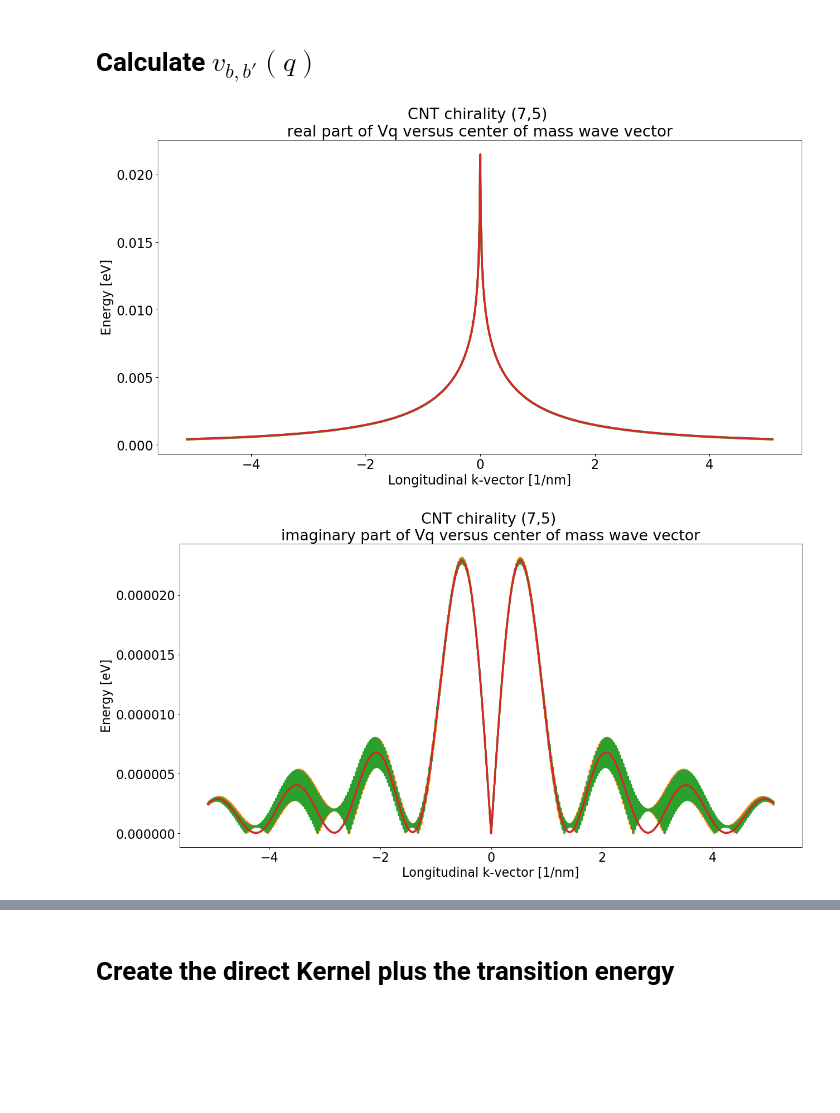
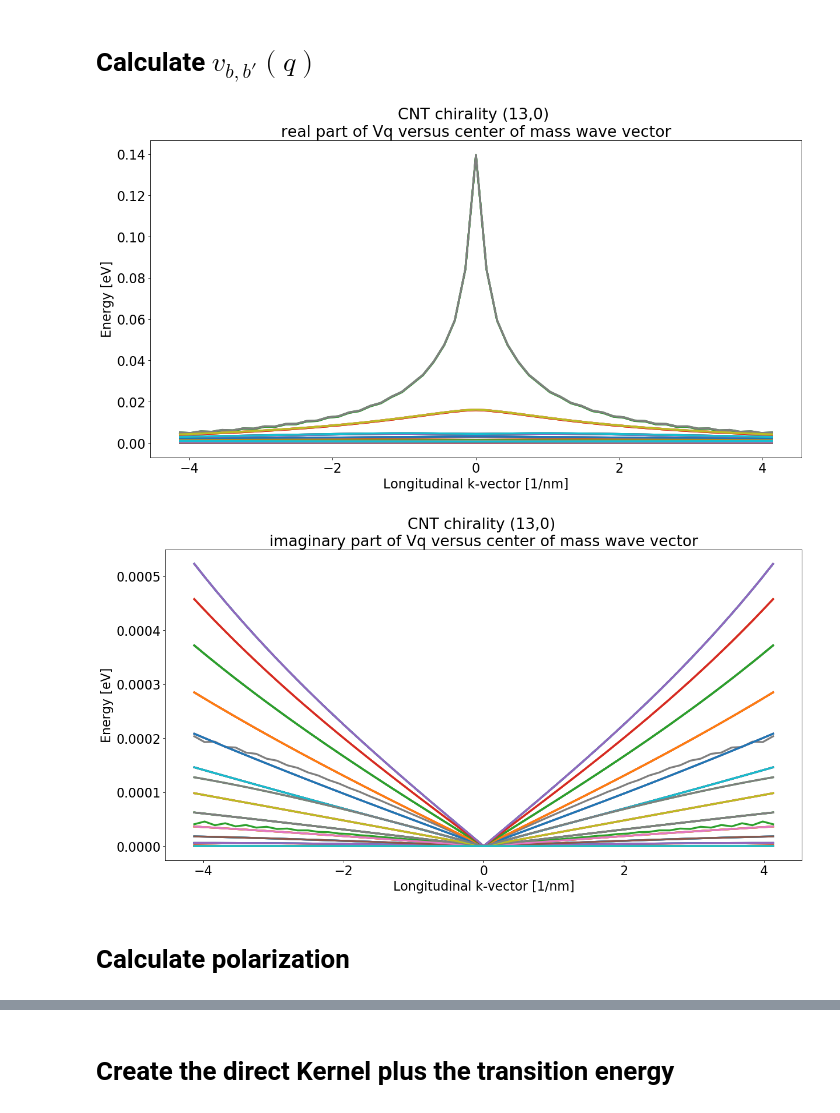
Before and after one commit to amirhosseindavoody/carbon_nanotube_exciton_energy, a Jupyter notebook: python/cnt_exciton.ipynb, the cells around one changed output, grey strips where cells are left out. Saved outputs shown, nothing was run; the diff lists cells and outputs as text; code cells hidden in the pictures; blank space fills up the shorter version.

```diff
--- a/python/cnt_exciton.ipynb
+++ b/python/cnt_exciton.ipynb
@@ -30,7 +31,7 @@ eV = 1.6e-19
 # %% [markdown]
 # Carbon structure constants
 # %%
-n, m = 7,5
+n, m = 13,0
 print("chirality: ({},{})".format(n,m))
 
 a_cc = 1.42e-10
@@ -169,5 +170,5 @@ def get_K2_extended_params():
 
     print("Failed to detect (p,q)")
 
-_,_,_, Q = get_K2_extended_params()
+_,_, M, Q = get_K2_extended_params()
 # %% [output]
@@ -574,6 +578,7 @@ def Uhno(deltaR):
 
 def calculate_vq(iq_limits, mu_limits, no_of_cnt_unit_cells, pos_a=pos_a,\
                          pos_b=pos_b, t_vec=t_vec, ch_vec=ch_vec):
+
     assert (no_of_cnt_unit_cells%2 == 1), "Nu must be an odd number!"
 
     Nu = pos_a.shape[0]
@@ -598,16 +603,15 @@ def calculate_vq(iq_limits, mu_limits, no_of_cnt_unit_cells, pos_a=pos_a,\
         rel_pos[1,0,idx:idx+Nu,:] = pos_ba+i*t_vec
         rel_pos[1,1,idx:idx+Nu,:] = pos_bb+i*t_vec
 
-    vq = np.zeros((2,2,iq_limits[1]-iq_limits[0],mu_limits[1]-mu_limits[0]),dtype='complex64')
+    vq = np.zeros((2,2,len(iq_limits),len(mu_limits)),dtype='complex64')
 
-    q_vec = np.zeros((iq_limits[1]-iq_limits[0],1))
+    q_vec = np.zeros((len(iq_limits),1))
 
     q = np.zeros((2,1))
-    for iq in range(iq_limits[0], iq_limits[1]):
+    for iq in iq_limits:
         iq_idx = iq - iq_limits[0]
         q_vec[iq_idx] = iq*np.linalg.norm(dk_l)
-        for mu in range(mu_limits[0], mu_limits[1]):
-            mu_idx = mu - mu_limits[0]
+        for mu_idx, mu in enumerate(mu_limits):
             q = iq*dk_l + mu*K1
             for i in range(2):
                 for j in range(2):
@@ -618,37 +622,41 @@ def calculate_vq(iq_limits, mu_limits, no_of_cnt_unit_cells, pos_a=pos_a,\
     return vq,q_vec
 
 def plot_vq():
-    ikcm_lim = [-(ikc_range.shape[1]-1),+(ikc_range.shape[1]-1)]
-    vq,q_vec = calculate_vq(ikcm_lim, [0,1],number_of_unit_cells+1)
+    ikcm_lim = range(-(ikc_range.shape[1]-1),+(ikc_range.shape[1]-1)+1)
+#     mu_limits = range(0,Q)
+    mu_limits = range(-Q+1,Q)
+    vq,q_vec = calculate_vq(ikcm_lim, mu_limits,number_of_unit_cells+1)
     vq = vq/eV
 
     fig=plt.figure(figsize=(18, 9), dpi= 80, facecolor='w', edgecolor='k')
     for i in range(2):
         for j in range(2):
-            plt.plot(q_vec*1e-9, np.abs(np.real(vq[i,j,:,0])), linestyle='-', linewidth=3)
+            plt.plot(q_vec*1e-9, np.abs(np.real(vq[i,j,:,:])), linestyle='-', linewidth=3)
 
 
 
     plt.title('CNT chirality ({},{}) \n'.format(n,m)+\
               'real part of Vq versus center of mass wave vector', size=24)
     plt.tick_params(axis='both', which='major', labelsize=20)
     plt.xlabel('Longitudinal k-vector [1/nm]', size=20)
     plt.ylabel('Energy [eV]', size=20)
     plt.savefig('vq_using_K2extended_rep.png')
 
     fig=plt.figure(figsize=(18, 9), dpi= 80, facecolor='w', edgecolor='k')
     for i in range(2):
         for j in range(2):
-            plt.plot(q_vec*1e-9, np.abs(np.imag(vq[i,j,:,0])), linestyle='-', linewidth=3)
+            plt.plot(q_vec*1e-9, np.abs(np.imag(vq[i,j,:,:])), linestyle='-', linewidth=3)
 
     plt.title('CNT chirality ({},{}) \n'.format(n,m)+\
               'imaginary part of Vq versus center of mass wave vector', size=24)
     plt.tick_params(axis='both', which='major', labelsize=20)
     plt.xlabel('Longitudinal k-vector [1/nm]', size=20)
     plt.ylabel('Energy [eV]', size=20)
     plt.savefig('vq_using_K2extended_rep.png')
 
 plot_vq()
 # %% [output]
-[figure, old version]
+[figure, new version]
-[figure, old version]
+[figure, new version]
+# %% [markdown]
+# Calculate polarization
```
Also changed, not shown: parts of 20 cells of this notebook, 5 other files.
